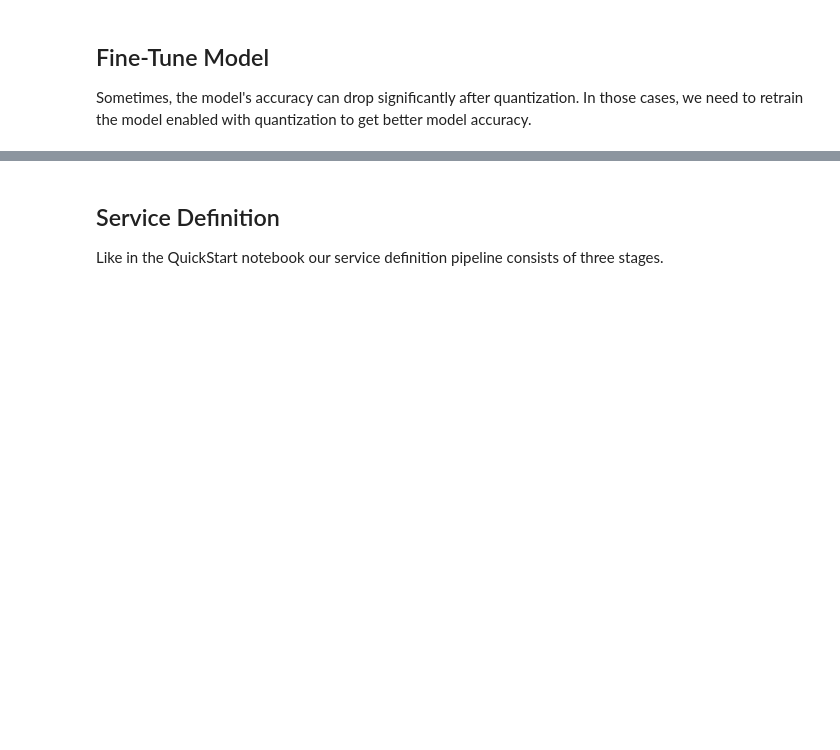
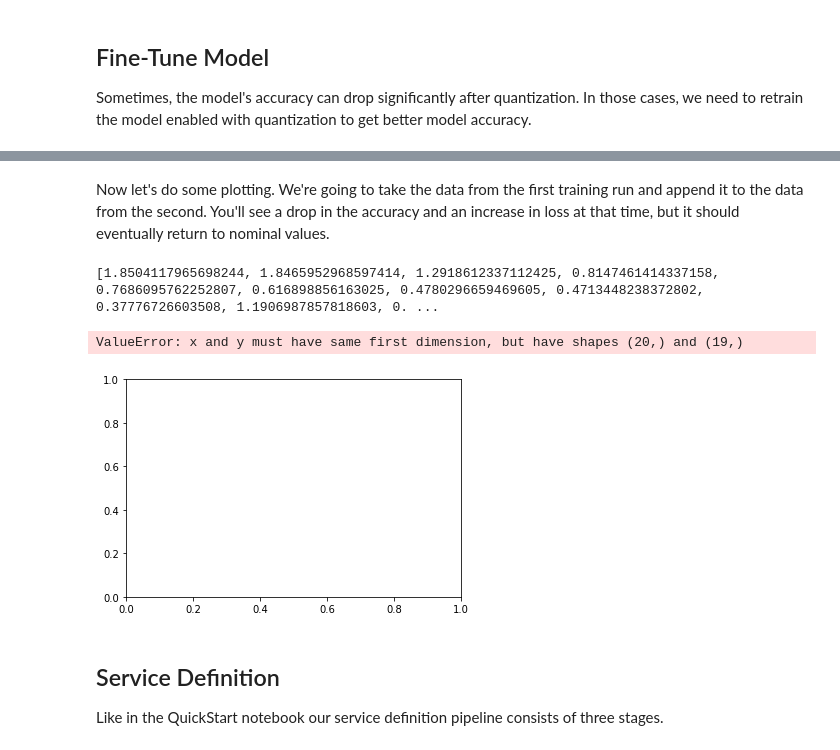
Before and after one commit to davidho27941/MachineLearningNotebooks, a Jupyter notebook: project-brainwave/project-brainwave-custom-weights-retrain.ipynb, the cells around one changed output, grey strips where cells are left out. Saved outputs shown, nothing was run; the diff lists cells and outputs as text; code cells hidden in the pictures; blank space fills up the shorter version.

```diff
--- a/project-brainwave/project-brainwave-custom-weights-retrain.ipynb
+++ b/project-brainwave/project-brainwave-custom-weights-retrain.ipynb
@@ -248,14 +248,14 @@ This training currently leverages a hack to work around some apparent limits in
 tf.reset_default_graph()
 sess = tf.Session(graph=tf.get_default_graph())
 
-num_epoch = 10
+num_epoch_train = 10
 
 with sess.as_default():
     in_images, image_tensors, features, preds, featurizer = construct_model(quantized=False)
     loss_over_epoch, accuracy_over_epoch, auc_over_epoch = \
-        train_model(preds, in_images, train_images, train_labels, is_retrain=False, train_epoch=num_epoch)
+        train_model(preds, in_images, train_images, train_labels, is_retrain=False, train_epoch=num_epoch_train)
     accuracy, auc = test_model(preds, in_images, test_images, test_labels)
-    print("Accuracy:", accuracy, ", Area under ROC curve:", auc)
+    # print("Accuracy:", accuracy, ", Area under ROC curve:", auc)
     featurizer.save_weights(saved_model_dir + "/rn50/1.1.3/resnet50_bw", tf.get_default_session())
 # %% [output]
 INFO:tensorflow:Restoring parameters from /data/shared/dwerran/custom-weights-retrain/models/rn50/1.1.3/resnet50_bw
@@ -320,12 +299,20 @@ Accuracy: 0.43
 Sometimes, the model's accuracy can drop significantly after quantization. In those cases, we need to retrain the model enabled with quantization to get better model accuracy.
 # %%
 # while (accuracy < 0.93):  # This replaces "if (accuracy...)" in the original notebook
+
+num_epoch_finetune = 10
+
 if (accuracy < 0.93):
     with sess.as_default():
         print("Fine-tuning model with quantization")
-        train_model(preds, in_images, train_images, train_labels, is_retrain=True, train_epoch=3)
+        loss_over_epoch_ft, accuracy_over_epoch_ft, auc_over_epoch_ft = \
+            train_model(preds, in_images, train_images, train_labels, is_retrain=True, train_epoch=num_epoch_finetune)
         accuracy = test_model(preds, in_images, test_images, test_labels)
-        print("Accuracy:", accuracy)
+        # print("Accuracy:", accuracy)
         featurizer.save_weights(saved_model_dir + "/rn50/1.1.3/resnet50_bw", tf.get_default_session())
+
+loss_over_epoch = loss_over_epoch + loss_over_epoch_ft
+accuracy_over_epoch = accuracy_over_epoch + accuracy_over_epoch_ft
+auc_over_epoch = auc_over_epoch + auc_over_epoch_ft
 # %% [output]
 Fine-tuning model with quantization
@@ -336,3 +335,31 @@ Accuracy: 0.8
+# %% [markdown]
+Now let's do some plotting. We're going to take the data from the first training run and append it to the data from the second. You'll see a drop in the accuracy and an increase in loss at that time, but it should eventually return to nominal values.
+# %%
+import matplotlib.pyplot as plt
+
+# Create our x-axis, which should be integers only since we're counting epochs
+x = range(1, num_epoch_train + num_epoch_finetune + 1)
+
+print(loss_over_epoch[0:9] + loss_over_epoch[10])
+
+plt.figure(0)
+plt.plot(x, loss_over_epoch[0:9] + loss_over_epoch[10])
+plt.title("Loss over time")
+plt.xticks(x)
+
+plt.figure(1)
+plt.plot(x, accuracy_over_epoch[0:9] + accuracy_over_epoch[10])
+plt.title("Accuracy over time")
+plt.xticks(x)
+
+plt.figure(2)
+plt.plot(x, auc_over_epoch[0:9] + auc_over_epoch[10])
+plt.title("Area under ROC curve over time")
+plt.xticks(x)
+# %% [output]
+[1.8504117965698244, 1.8465952968597414, 1.2918612337112425, 0.8147461414337158, 0.7686095762252807, 0.616898856163025, 0.4780296659469605, 0.4713448238372802, 0.37776726603508, 1.1906987857818603, 0. ...
+ValueError: x and y must have same first dimension, but have shapes (20,) and (19,)
+[figure, added]
 # %% [markdown]
 ## Service Definition
 Like in the QuickStart notebook our service definition pipeline consists of three stages.
```
Also changed, not shown: parts of 5 cells of this notebook.
